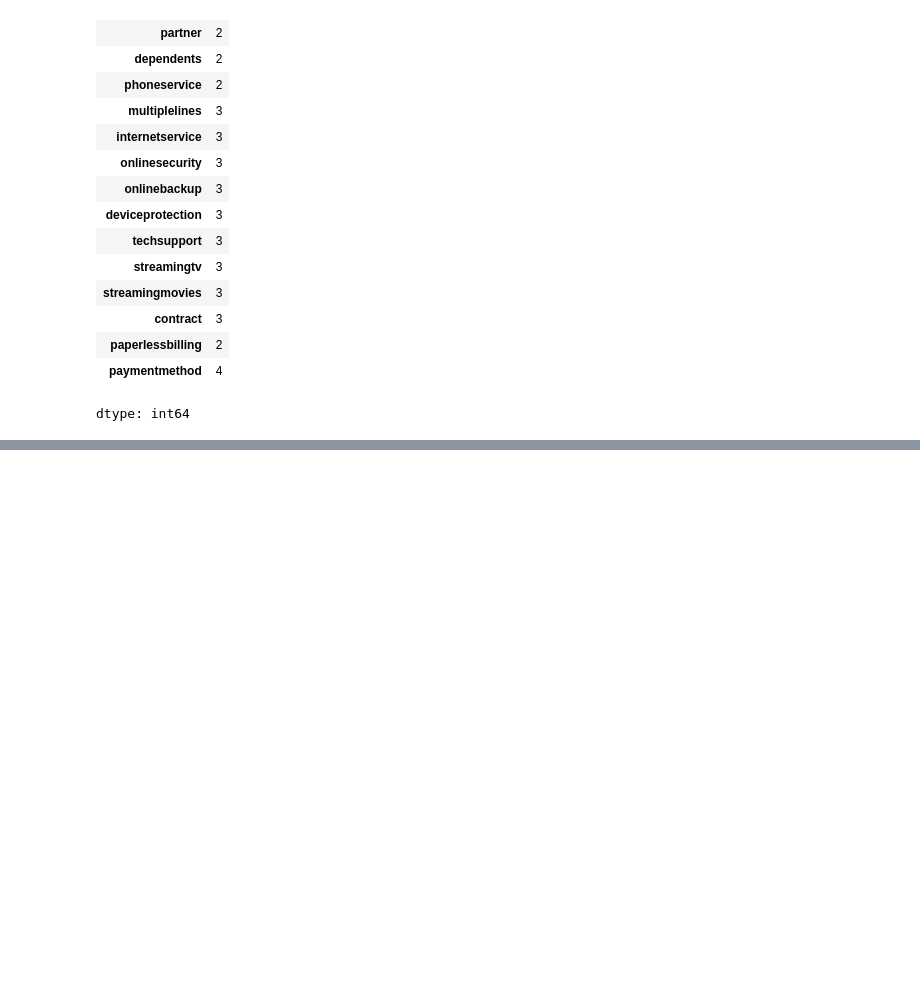
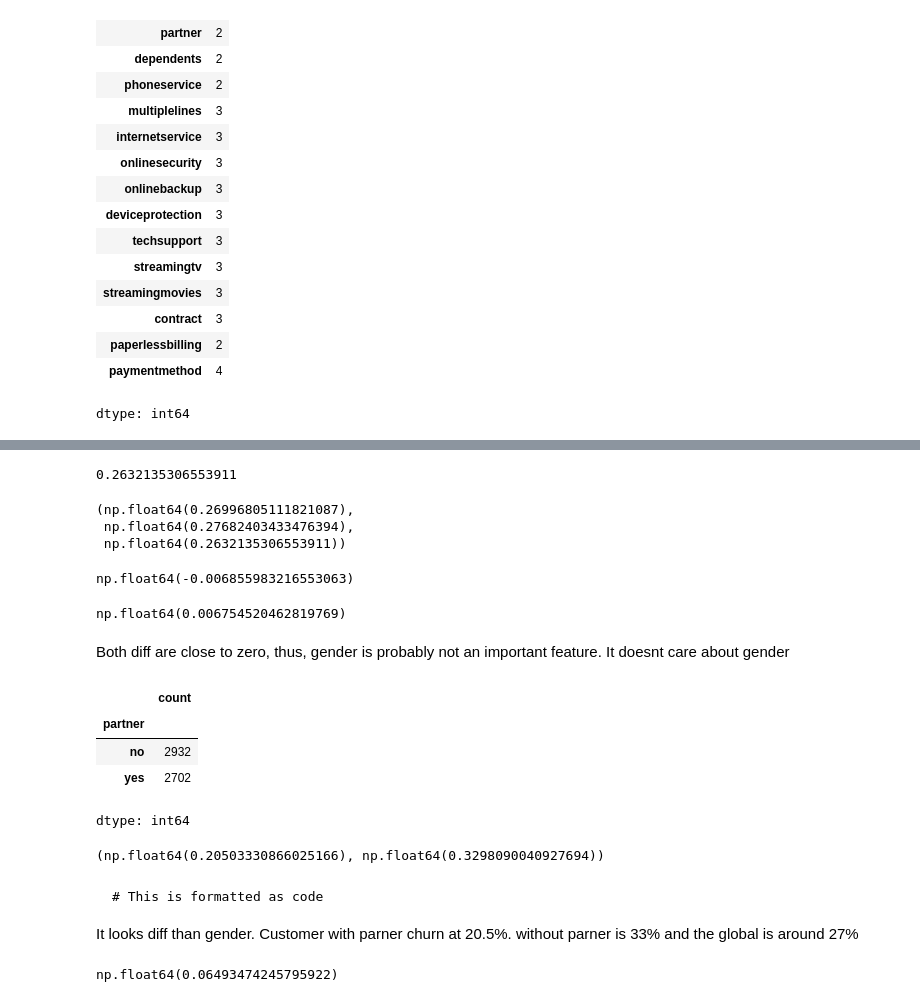
Before and after one commit to asmipandey18/Machine_learning, a Jupyter notebook: categoricaldata.ipynb, the cells around one changed output, grey strips where cells are left out. Drawn from its saved outputs; the diff is of its cells as text; code cells hidden in the pictures; blank space fills up the shorter version.

````diff
--- a/categoricaldata.ipynb
+++ b/categoricaldata.ipynb
@@ -313,0 +332,28 @@ dtype: int64
+# %%
+print(churn_male)
+# %% [output]
+0.2632135306553911
+# %%
+global_churn, churn_female, churn_male
+# %% [output]
+(np.float64(0.26996805111821087),
+ np.float64(0.27682403433476394),
+ np.float64(0.2632135306553911))
+# %%
+global_churn - churn_female
+# %% [output]
+np.float64(-0.006855983216553063)
+# %%
+global_churn - churn_male
+# %% [output]
+np.float64(0.006754520462819769)
+# %% [markdown]
+Both diff are close to zero, thus, gender is probably not an important feature. It doesnt care about gender
+# %%
+df_full_train.partner.value_counts()
+# %% [output]
+|  | count |
+| partner |  |
+| no | 2932 |
+| yes | 2702 |
+dtype: int64
@@ -313,0 +363,16 @@ dtype: int64
+# %%
+churn_partner, churn_no_partner
+# %% [output]
+(np.float64(0.20503330866025166), np.float64(0.3298090040927694))
+# %% [markdown]
+
+
+```
+# This is formatted as code
+```
+
+It looks diff than gender. Customer with parner churn at 20.5%. without parner is 33% and the global is around 27%
+# %%
+global_churn - churn_partner
+# %% [output]
+np.float64(0.06493474245795922)
````
Also changed, not shown: parts of 68 cells of this notebook.
